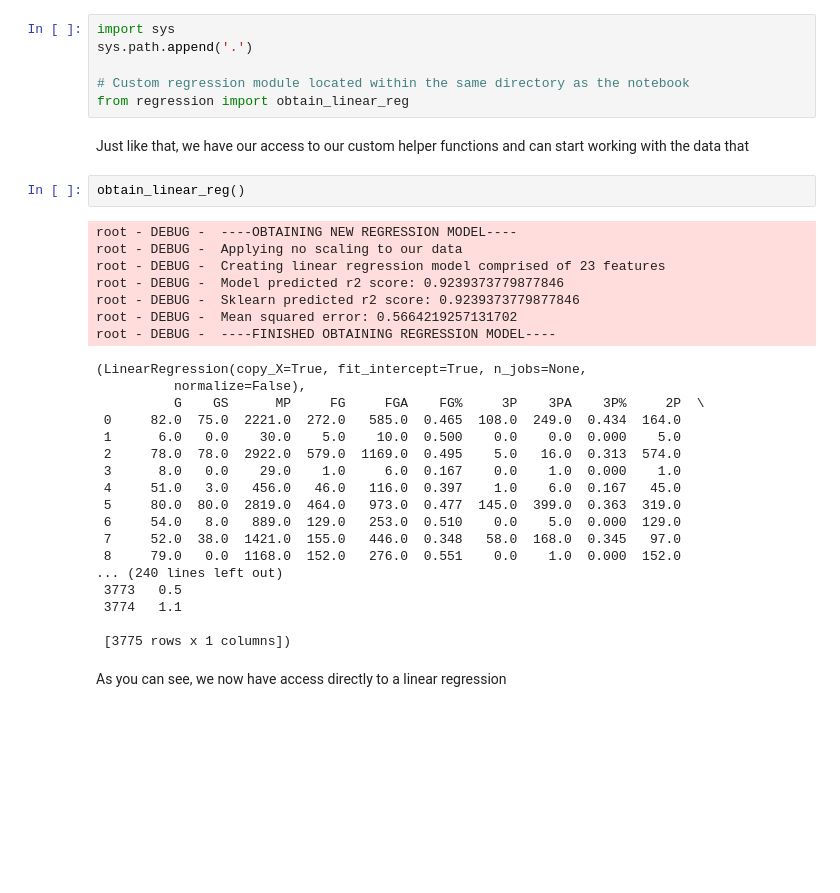
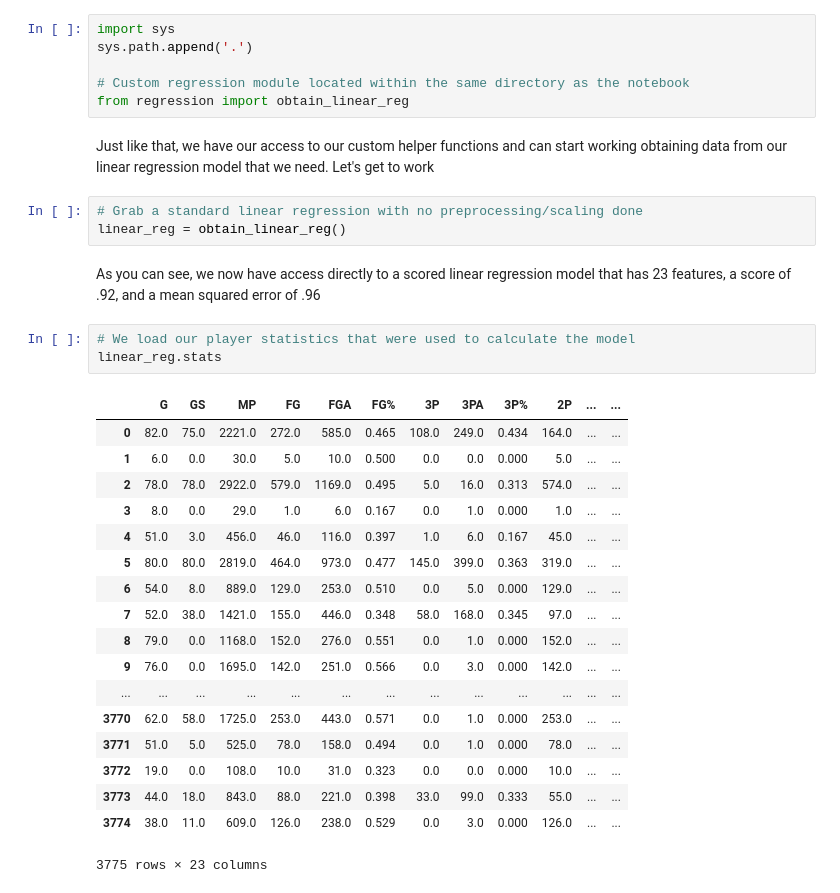
Before and after one commit to C3NZ/NBA-analysis, a Jupyter notebook: NBA ws.ipynb, the cells around one changed output. Drawn from its saved outputs; the diff is of its cells as text; blank space fills up the shorter version.

```diff
--- a/NBA ws.ipynb
+++ b/NBA ws.ipynb
@@ -29,33 +29,31 @@ sys.path.append('.')
 # Custom regression module located within the same directory as the notebook
 from regression import obtain_linear_reg
 # %% [markdown]
-Just like that, we have our access to our custom helper functions and can start working with the data that
+Just like that, we have our access to our custom helper functions and can start working obtaining data from our linear regression model that we need. Let's get to work
-# %%
-obtain_linear_reg()
-# %% [output]
-root - DEBUG -  ----OBTAINING NEW REGRESSION MODEL----
-root - DEBUG -  Applying no scaling to our data
-root - DEBUG -  Creating linear regression model comprised of 23 features
-root - DEBUG -  Model predicted r2 score: 0.9239373779877846
-root - DEBUG -  Sklearn predicted r2 score: 0.9239373779877846
-root - DEBUG -  Mean squared error: 0.5664219257131702
-root - DEBUG -  ----FINISHED OBTAINING REGRESSION MODEL----
-(LinearRegression(copy_X=True, fit_intercept=True, n_jobs=None,
-          normalize=False),
-          G    GS      MP     FG     FGA    FG%     3P    3PA    3P%     2P  \
- 0     82.0  75.0  2221.0  272.0   585.0  0.465  108.0  249.0  0.434  164.0
- 1      6.0   0.0    30.0    5.0    10.0  0.500    0.0    0.0  0.000    5.0
- 2     78.0  78.0  2922.0  579.0  1169.0  0.495    5.0   16.0  0.313  574.0
- 3      8.0   0.0    29.0    1.0     6.0  0.167    0.0    1.0  0.000    1.0
- 4     51.0   3.0   456.0   46.0   116.0  0.397    1.0    6.0  0.167   45.0
- 5     80.0  80.0  2819.0  464.0   973.0  0.477  145.0  399.0  0.363  319.0
- 6     54.0   8.0   889.0  129.0   253.0  0.510    0.0    5.0  0.000  129.0
- 7     52.0  38.0  1421.0  155.0   446.0  0.348   58.0  168.0  0.345   97.0
- 8     79.0   0.0  1168.0  152.0   276.0  0.551    0.0    1.0  0.000  152.0
-... (240 lines left out)
- 3773   0.5
- 3774   1.1
-
- [3775 rows x 1 columns])
+# %%
+# Grab a standard linear regression with no preprocessing/scaling done
+linear_reg = obtain_linear_reg()
 # %% [markdown]
-As you can see, we now have access directly to a linear regression
+As you can see, we now have access directly to a scored linear regression model that has 23 features, a score of .92, and a mean squared error of .96
+# %%
+# We load our player statistics that were used to calculate the model
+linear_reg.stats
+# %% [output]
+|  | G | GS | MP | FG | FGA | FG% | 3P | 3PA | 3P% | 2P | ... | ... |
+| 0 | 82.0 | 75.0 | 2221.0 | 272.0 | 585.0 | 0.465 | 108.0 | 249.0 | 0.434 | 164.0 | ... | ... |
+| 1 | 6.0 | 0.0 | 30.0 | 5.0 | 10.0 | 0.500 | 0.0 | 0.0 | 0.000 | 5.0 | ... | ... |
+| 2 | 78.0 | 78.0 | 2922.0 | 579.0 | 1169.0 | 0.495 | 5.0 | 16.0 | 0.313 | 574.0 | ... | ... |
+| 3 | 8.0 | 0.0 | 29.0 | 1.0 | 6.0 | 0.167 | 0.0 | 1.0 | 0.000 | 1.0 | ... | ... |
+| 4 | 51.0 | 3.0 | 456.0 | 46.0 | 116.0 | 0.397 | 1.0 | 6.0 | 0.167 | 45.0 | ... | ... |
+| 5 | 80.0 | 80.0 | 2819.0 | 464.0 | 973.0 | 0.477 | 145.0 | 399.0 | 0.363 | 319.0 | ... | ... |
+| 6 | 54.0 | 8.0 | 889.0 | 129.0 | 253.0 | 0.510 | 0.0 | 5.0 | 0.000 | 129.0 | ... | ... |
+| 7 | 52.0 | 38.0 | 1421.0 | 155.0 | 446.0 | 0.348 | 58.0 | 168.0 | 0.345 | 97.0 | ... | ... |
+| 8 | 79.0 | 0.0 | 1168.0 | 152.0 | 276.0 | 0.551 | 0.0 | 1.0 | 0.000 | 152.0 | ... | ... |
+| 9 | 76.0 | 0.0 | 1695.0 | 142.0 | 251.0 | 0.566 | 0.0 | 3.0 | 0.000 | 142.0 | ... | ... |
+| ... | ... | ... | ... | ... | ... | ... | ... | ... | ... | ... | ... | ... |
+| 3770 | 62.0 | 58.0 | 1725.0 | 253.0 | 443.0 | 0.571 | 0.0 | 1.0 | 0.000 | 253.0 | ... | ... |
+| 3771 | 51.0 | 5.0 | 525.0 | 78.0 | 158.0 | 0.494 | 0.0 | 1.0 | 0.000 | 78.0 | ... | ... |
+| 3772 | 19.0 | 0.0 | 108.0 | 10.0 | 31.0 | 0.323 | 0.0 | 0.0 | 0.000 | 10.0 | ... | ... |
+| 3773 | 44.0 | 18.0 | 843.0 | 88.0 | 221.0 | 0.398 | 33.0 | 99.0 | 0.333 | 55.0 | ... | ... |
+| 3774 | 38.0 | 11.0 | 609.0 | 126.0 | 238.0 | 0.529 | 0.0 | 3.0 | 0.000 | 126.0 | ... | ... |
+3775 rows × 23 columns
```
Also changed, not shown: parts of 9 cells of this notebook, 1 other file.
